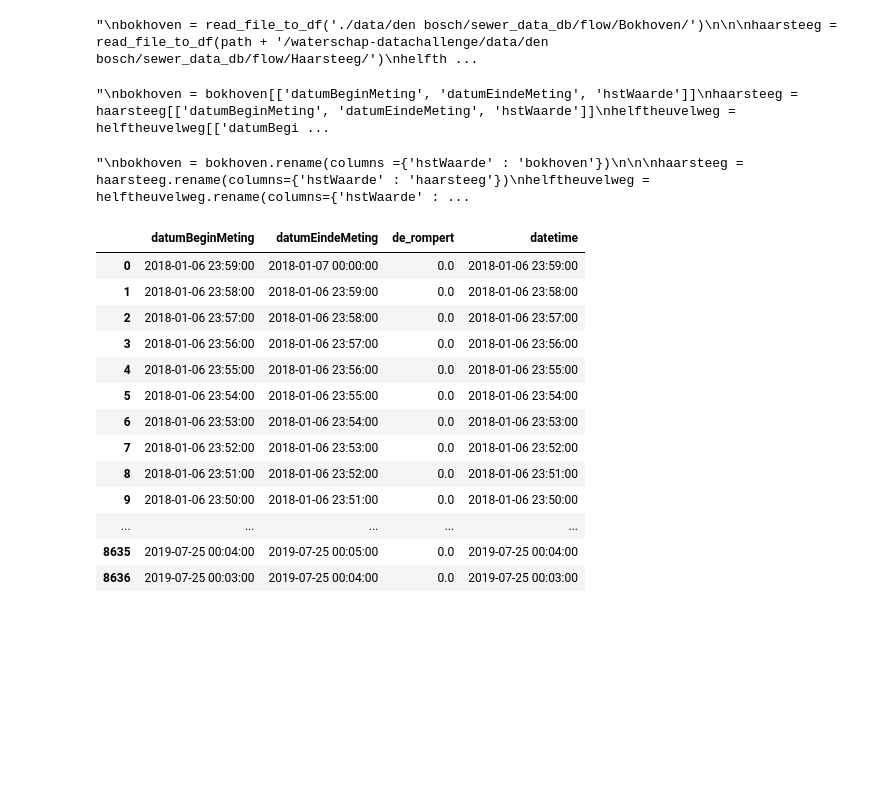
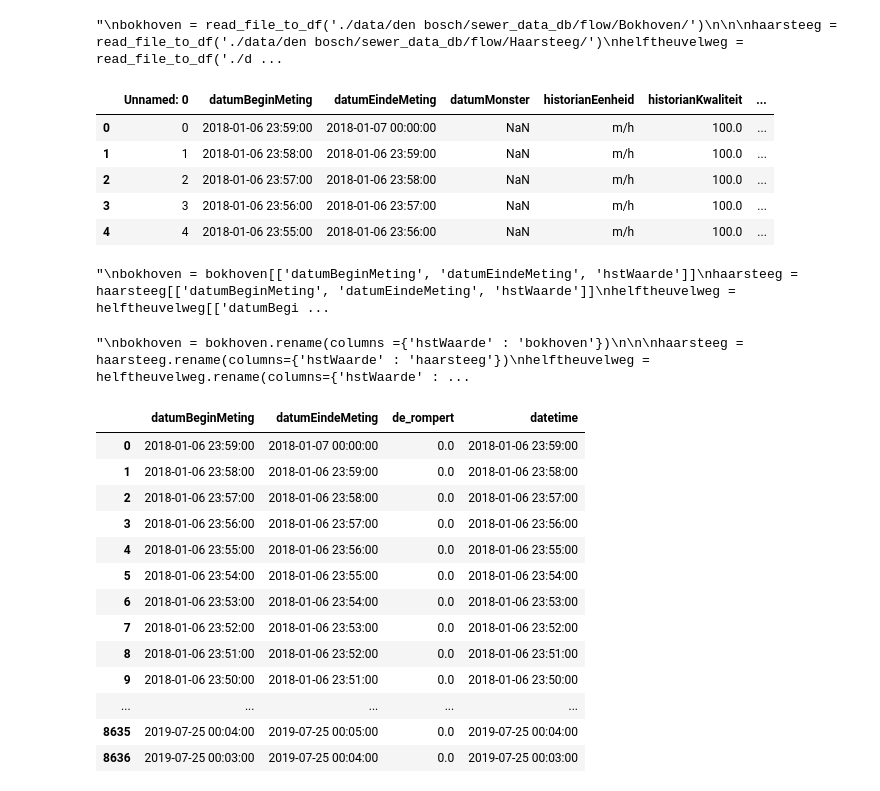
Before and after one commit to Trezorro/waterschap-datachallenge, a Jupyter notebook: Flow analysis 24-09.ipynb, the cells around one changed output. Drawn from its saved outputs; the diff is of its cells as text; code cells hidden in the pictures; blank space fills up the shorter version.

```diff
--- a/Flow analysis 24-09.ipynb
+++ b/Flow analysis 24-09.ipynb
@@ -35,21 +33,29 @@ def read_file_to_df(path):
         df = pd.concat([df, temp])
     return df
 # %%
-de_rompert = read_file_to_df(path + 'waterschap-datachallenge/data/den bosch/sewer_data_db/flow/de Rompert/')
+de_rompert = read_file_to_df('./data/den bosch/sewer_data_db/flow/de Rompert/')
 '''
 bokhoven = read_file_to_df('./data/den bosch/sewer_data_db/flow/Bokhoven/')
 
 
-haarsteeg = read_file_to_df(path + '/waterschap-datachallenge/data/den bosch/sewer_data_db/flow/Haarsteeg/')
-helftheuvelweg = read_file_to_df(path + 'waterschap-datachallenge/data/den bosch/sewer_data_db/flow/Helftheuvelweg/')
-maaspoort = read_file_to_df(path + 'waterschap-datachallenge/data/den bosch/sewer_data_db/flow/Maaspoort/')
-oud_engelseweg = read_file_to_df(path + 'waterschap-datachallenge/data/den bosch/sewer_data_db/flow/Oud Engelseweg/')
-engelerschans = read_file_to_df(path + 'waterschap-datachallenge/data/den bosch/sewer_data_db/flow/Engelerschans/')
+haarsteeg = read_file_to_df('./data/den bosch/sewer_data_db/flow/Haarsteeg/')
+helftheuvelweg = read_file_to_df('./data/den bosch/sewer_data_db/flow/Helftheuvelweg/')
+maaspoort = read_file_to_df('./data/den bosch/sewer_data_db/flow/Maaspoort/')
+oud_engelseweg = read_file_to_df('./data/den bosch/sewer_data_db/flow/Oud Engelseweg/')
+engelerschans = read_file_to_df('./data/den bosch/sewer_data_db/flow/Engelerschans/')
 '''
 # %% [output]
-"\nbokhoven = read_file_to_df('./data/den bosch/sewer_data_db/flow/Bokhoven/')\n\n\nhaarsteeg = read_file_to_df(path + '/waterschap-datachallenge/data/den bosch/sewer_data_db/flow/Haarsteeg/')\nhelfth ...
+"\nbokhoven = read_file_to_df('./data/den bosch/sewer_data_db/flow/Bokhoven/')\n\n\nhaarsteeg = read_file_to_df('./data/den bosch/sewer_data_db/flow/Haarsteeg/')\nhelftheuvelweg = read_file_to_df('./d ...
 # %%
 de_rompert2 = de_rompert
+de_rompert.head()
+# %% [output]
+|  | Unnamed: 0 | datumBeginMeting | datumEindeMeting | datumMonster | historianEenheid | historianKwaliteit | ... |
+| 0 | 0 | 2018-01-06 23:59:00 | 2018-01-07 00:00:00 | NaN | m/h | 100.0 | ... |
+| 1 | 1 | 2018-01-06 23:58:00 | 2018-01-06 23:59:00 | NaN | m/h | 100.0 | ... |
+| 2 | 2 | 2018-01-06 23:57:00 | 2018-01-06 23:58:00 | NaN | m/h | 100.0 | ... |
+| 3 | 3 | 2018-01-06 23:56:00 | 2018-01-06 23:57:00 | NaN | m/h | 100.0 | ... |
+| 4 | 4 | 2018-01-06 23:55:00 | 2018-01-06 23:56:00 | NaN | m/h | 100.0 | ... |
 # %%
 #name_list = [bokhoven, de_rompert, haarsteeg, helftheuvelweg, maaspoort, oud_engelseweg, engelerschans]
 # %%
```
Also changed, not shown: parts of 9 cells of this notebook, 10 other files.
